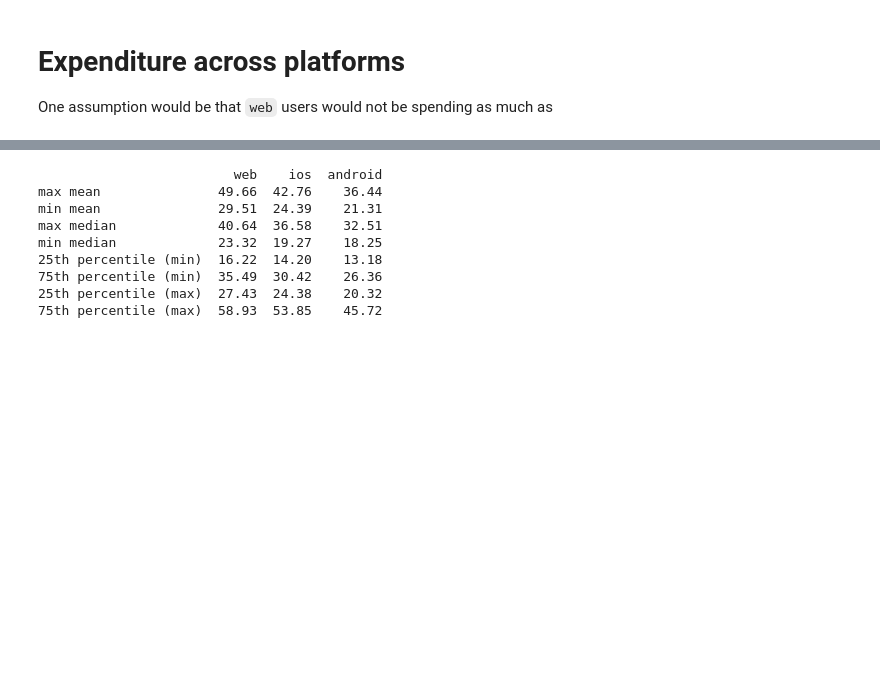
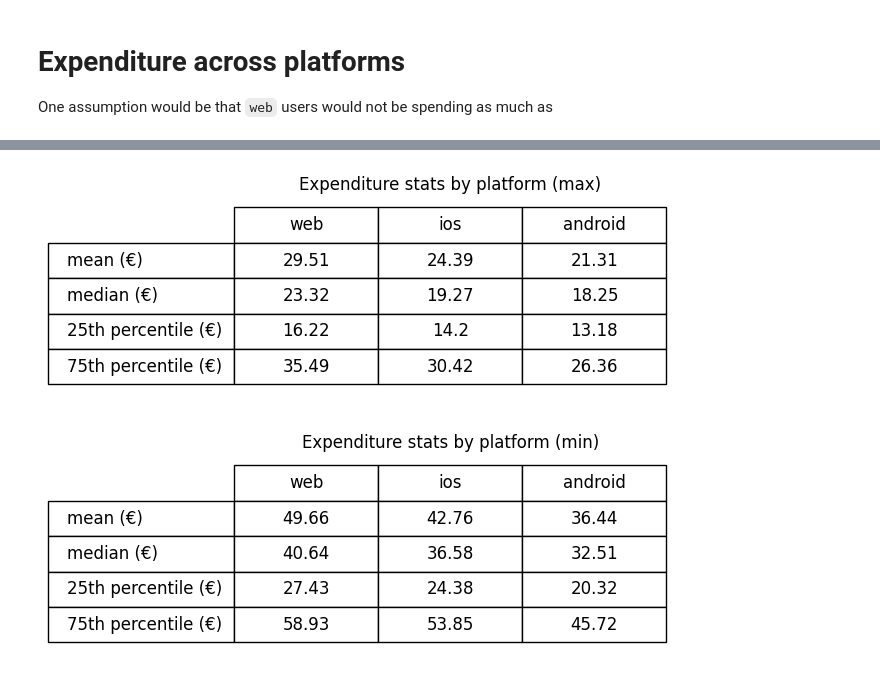
Before and after one commit to FjjDessoyCaraballo/restaurant-data, a Jupyter notebook: task2/notebook.ipynb, the cells around one changed output, grey strips where cells are left out. Cells and saved outputs as stored; diff of their text form; code cells hidden in the pictures; blank space fills up the shorter version.

Commit message:
feature: added visualizations for MIN and MAX_PURCHASE_VALUE_EUR

```diff
--- a/task2/notebook.ipynb
+++ b/task2/notebook.ipynb
@@ -37,15 +37,11 @@ firstPurchase(df, "ALL")
-# %%
-from osSpending import spendingByOs
-
-df = parseDf()
-spendingByOs(df)
-# %% [output]
-                         web    ios  android
-max mean               49.66  42.76    36.44
-min mean               29.51  24.39    21.31
-max median             40.64  36.58    32.51
-min median             23.32  19.27    18.25
-25th percentile (min)  16.22  14.20    13.18
-75th percentile (min)  35.49  30.42    26.36
-25th percentile (max)  27.43  24.38    20.32
-75th percentile (max)  58.93  53.85    45.72
+# %%
+from osSpending import minMaxPurchase, plotPurchaseTable
+
+df = parseDf()
+maxDataFrame = minMaxPurchase(df, "min")
+minDataFrame = minMaxPurchase(df, "max")
+plotPurchaseTable(maxDataFrame, "(max)")
+plotPurchaseTable(minDataFrame, "(min)")
+# %% [output]
+[figure, added]
+[figure, added]
```
Also changed, not shown: parts of 2 cells of this notebook, 3 other files.
